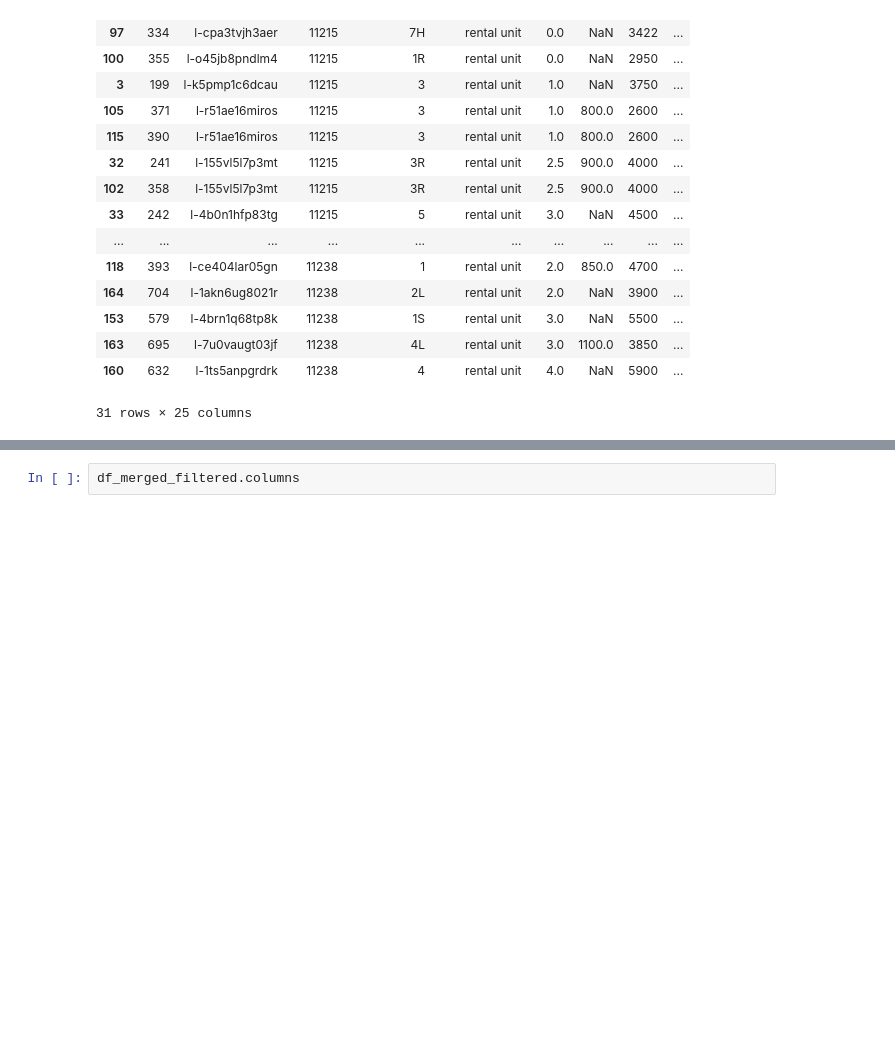
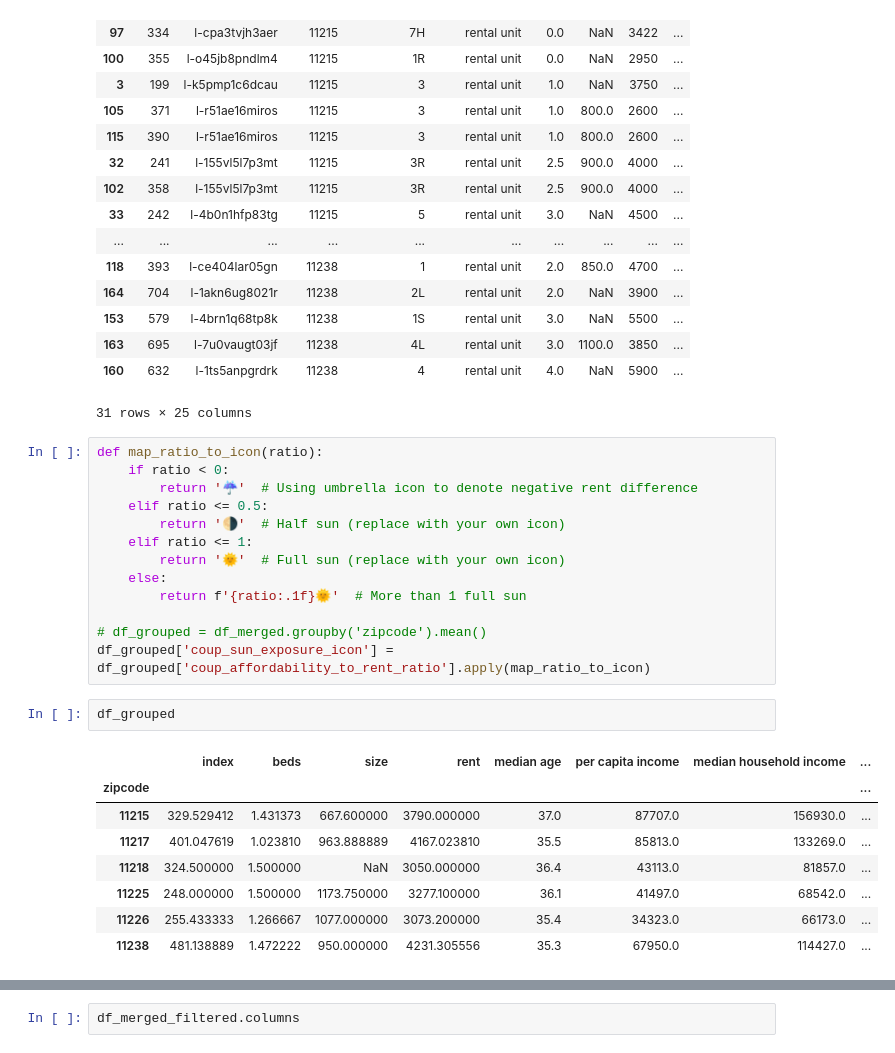
Before and after one commit to lei10003/cost-of-sunlight-story, a Jupyter notebook: Cost of Sunlight Analysis-2.ipynb, the cells around one changed output, grey strips where cells are left out. Drawn from its saved outputs; the diff is of its cells as text; blank space fills up the shorter version.

```diff
--- a/Cost of Sunlight Analysis-2.ipynb
+++ b/Cost of Sunlight Analysis-2.ipynb
@@ -1394,3 +1418,27 @@ df_merged_filtered
 | 163 | 695 | l-7u0vaugt03jf | 11238 | 4L | rental unit | 3.0 | 1100.0 | 3850 | ... |
 | 160 | 632 | l-1ts5anpgrdrk | 11238 | 4 | rental unit | 4.0 | NaN | 5900 | ... |
 31 rows × 25 columns
+# %%
+def map_ratio_to_icon(ratio):
+    if ratio < 0:
+        return '☔'  # Using umbrella icon to denote negative rent difference
+    elif ratio <= 0.5:
+        return '🌗'  # Half sun (replace with your own icon)
+    elif ratio <= 1:
+        return '🌞'  # Full sun (replace with your own icon)
+    else:
+        return f'{ratio:.1f}🌞'  # More than 1 full sun
+
+# df_grouped = df_merged.groupby('zipcode').mean()
+df_grouped['coup_sun_exposure_icon'] = df_grouped['coup_affordability_to_rent_ratio'].apply(map_ratio_to_icon)
+# %%
+df_grouped
+# %% [output]
+|  | index | beds | size | rent | median age | per capita income | median household income | ... |
+| zipcode |  |  |  |  |  |  |  | ... |
+| 11215 | 329.529412 | 1.431373 | 667.600000 | 3790.000000 | 37.0 | 87707.0 | 156930.0 | ... |
+| 11217 | 401.047619 | 1.023810 | 963.888889 | 4167.023810 | 35.5 | 85813.0 | 133269.0 | ... |
+| 11218 | 324.500000 | 1.500000 | NaN | 3050.000000 | 36.4 | 43113.0 | 81857.0 | ... |
+| 11225 | 248.000000 | 1.500000 | 1173.750000 | 3277.100000 | 36.1 | 41497.0 | 68542.0 | ... |
+| 11226 | 255.433333 | 1.266667 | 1077.000000 | 3073.200000 | 35.4 | 34323.0 | 66173.0 | ... |
+| 11238 | 481.138889 | 1.472222 | 950.000000 | 4231.305556 | 35.3 | 67950.0 | 114427.0 | ... |
```
Also changed, not shown: parts of 8 cells of this notebook, 11 other files.
